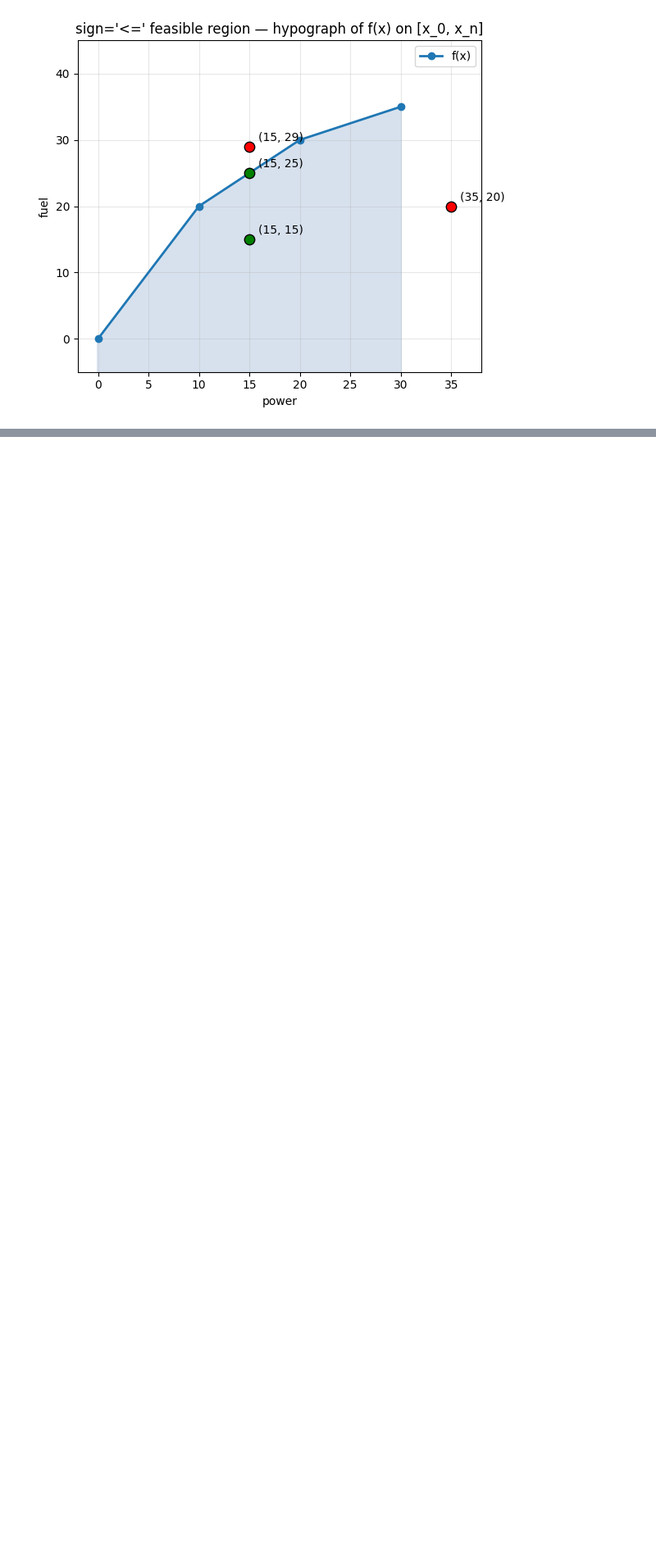
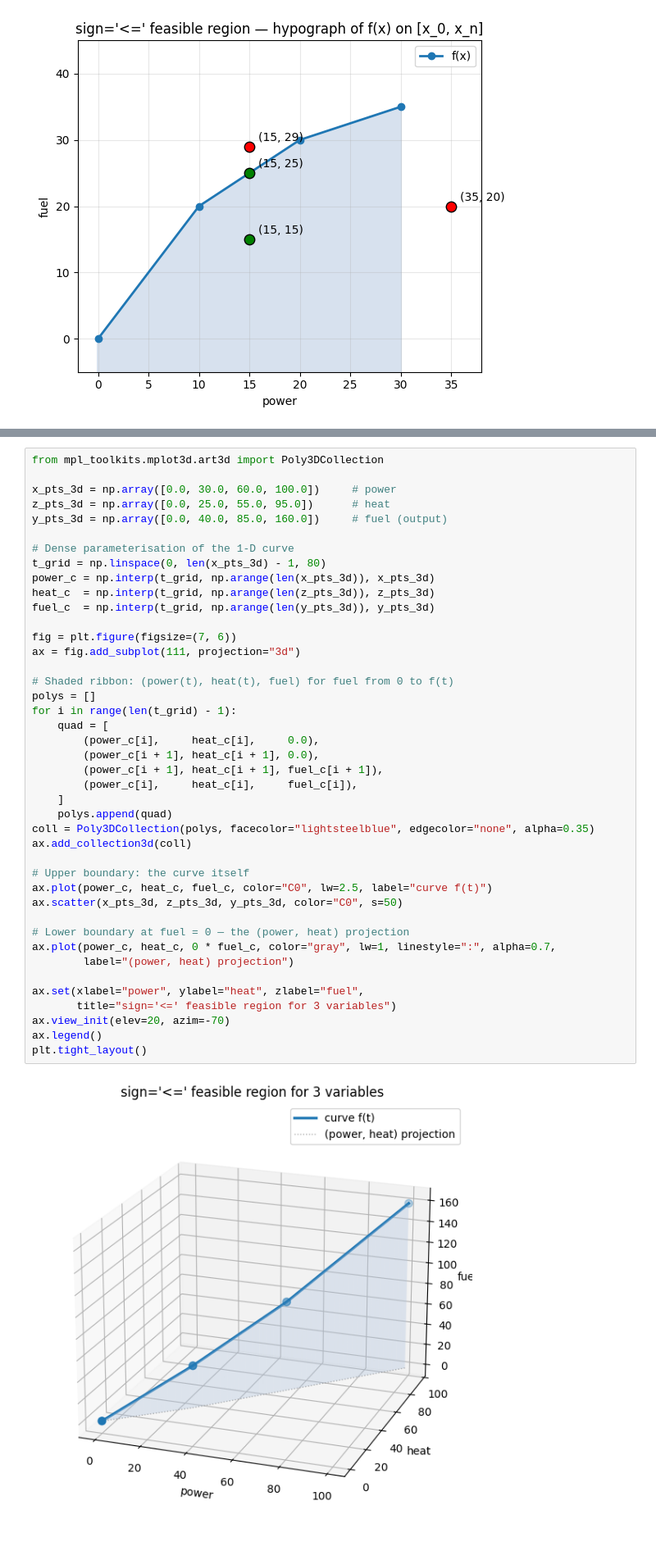
Before and after one commit to PyPSA/linopy, a Jupyter notebook: examples/piecewise-inequality-bounds.ipynb, the cells around one changed output, grey strips where cells are left out. Shown at 82% size. Cells and saved outputs as stored; diff of their text form; blank space fills up the shorter version.

```diff
--- a/examples/piecewise-inequality-bounds.ipynb
+++ b/examples/piecewise-inequality-bounds.ipynb
@@ -175,0 +265,44 @@ plt.tight_layout()
+# %%
+from mpl_toolkits.mplot3d.art3d import Poly3DCollection
+
+x_pts_3d = np.array([0.0, 30.0, 60.0, 100.0])     # power
+z_pts_3d = np.array([0.0, 25.0, 55.0, 95.0])      # heat
+y_pts_3d = np.array([0.0, 40.0, 85.0, 160.0])     # fuel (output)
+
+# Dense parameterisation of the 1-D curve
+t_grid = np.linspace(0, len(x_pts_3d) - 1, 80)
+power_c = np.interp(t_grid, np.arange(len(x_pts_3d)), x_pts_3d)
+heat_c  = np.interp(t_grid, np.arange(len(z_pts_3d)), z_pts_3d)
+fuel_c  = np.interp(t_grid, np.arange(len(y_pts_3d)), y_pts_3d)
+
+fig = plt.figure(figsize=(7, 6))
+ax = fig.add_subplot(111, projection="3d")
+
+# Shaded ribbon: (power(t), heat(t), fuel) for fuel from 0 to f(t)
+polys = []
+for i in range(len(t_grid) - 1):
+    quad = [
+        (power_c[i],     heat_c[i],     0.0),
+        (power_c[i + 1], heat_c[i + 1], 0.0),
+        (power_c[i + 1], heat_c[i + 1], fuel_c[i + 1]),
+        (power_c[i],     heat_c[i],     fuel_c[i]),
+    ]
+    polys.append(quad)
+coll = Poly3DCollection(polys, facecolor="lightsteelblue", edgecolor="none", alpha=0.35)
+ax.add_collection3d(coll)
+
+# Upper boundary: the curve itself
+ax.plot(power_c, heat_c, fuel_c, color="C0", lw=2.5, label="curve f(t)")
+ax.scatter(x_pts_3d, z_pts_3d, y_pts_3d, color="C0", s=50)
+
+# Lower boundary at fuel = 0 — the (power, heat) projection
+ax.plot(power_c, heat_c, 0 * fuel_c, color="gray", lw=1, linestyle=":", alpha=0.7,
+        label="(power, heat) projection")
+
+ax.set(xlabel="power", ylabel="heat", zlabel="fuel",
+       title="sign='<=' feasible region for 3 variables")
+ax.view_init(elev=20, azim=-70)
+ax.legend()
+plt.tight_layout()
+# %% [output]
+[figure, added]
```
Also changed, not shown: parts of 4 cells of this notebook.
